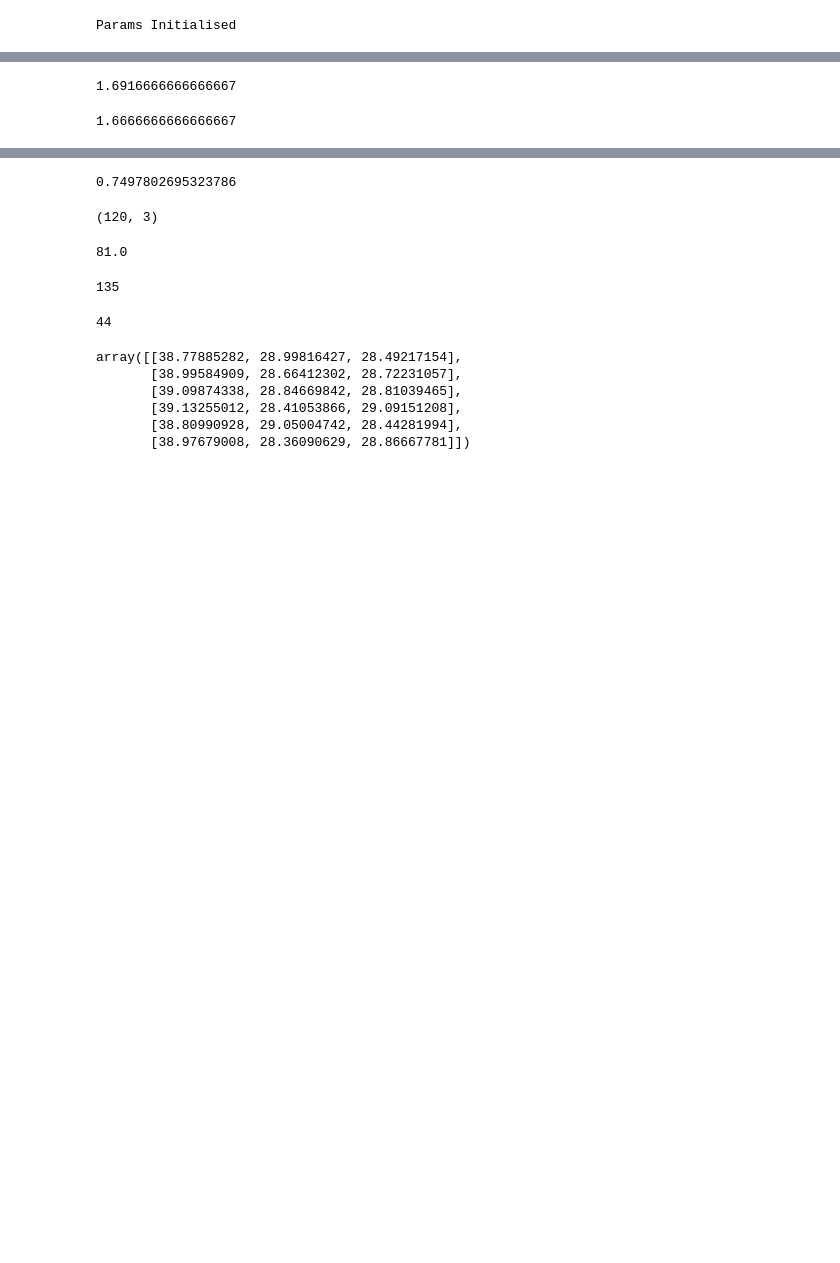
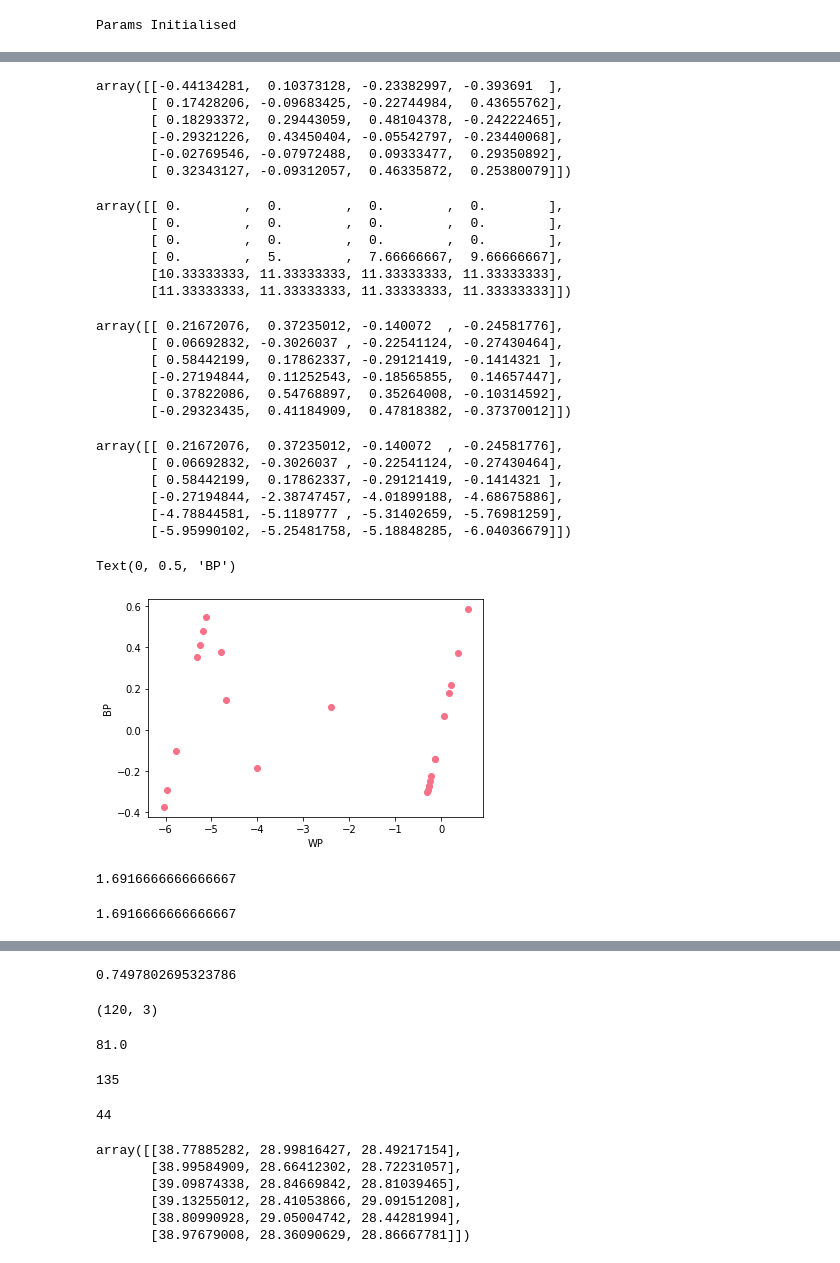
Before and after one commit to Rohit01-zoey/Perturbation-techniques-in-CNNs, a Jupyter notebook: code/wp_ups.ipynb, the cells around one changed output, grey strips where cells are left out. Drawn from its saved outputs; the diff is of its cells as text; code cells hidden in the pictures; blank space fills up the shorter version.

```diff
--- a/code/wp_ups.ipynb
+++ b/code/wp_ups.ipynb
@@ -521,0 +528,8 @@ Params Initialised
+# %%
+#Z1, A1, Z2, A2 = forward(X1, W1, b1, W2, b2)
+for _ in range(epochs):
+    Z1, A1, Z2, A2 = forward(X1, W1_bp, b1_bp, W2_bp, b2_bp)
+    dW1_bp, db1_bp, dW2_bp, db2_bp = backprop(Z1, A1, Z2, A2, W1_bp, W2_bp, X1, Y1)
+
+    W1_bp, b1_bp, W2_bp, b2_bp = param_update(W1_bp, b1_bp, W2_bp, b2_bp, dW1_bp, db1_bp, dW2_bp, db2_bp, lr = 0.5)
+    #Z1, A1, Z2, A2 = forward(X1, W1_bp, b1_bp, W2_bp, b2_bp)
@@ -522 +545,4 @@ Params Initialised
+# %%
+X1, Y1 = X_train.T, y_train
+W1_wp, b1_wp, W2_wp, b2_wp = W1, b1, W2, b2
 # %%
@@ -526 +566,61 @@ W1.shape[1]
+# %%
+pert = 0.1
+i=0
+j=0
+Z1, A1, Z2, A2 = forward(X1, W1_wp, b1_wp, W2_wp, b2_wp)
+loss = mse_loss(A2, Y1)
+gradientW1 = np.zeros_like(W1)
+for i in range(W1.shape[0]):
+    for j in range(W1.shape[1]):
+        Dw1 = PerturbW(W1, pert, i, j)
+        _, _, _, A2p = forward(X1, Dw1, b1_wp, W2_wp, b2_wp)
+        gradientW1[i, j] = (mse_loss(A2p, Y1)-loss)/pert
+#Dw1 = PerturbW(W1, pert, i, j)
+#_, _, _, A2p = forward(X1, Dw1, b1_wp, W2_wp, b2_wp)
+#gradientW1 = (mse_loss(A2p, Y1)-loss)/pert
+# %%
+Dw1
+# %% [output]
+array([[-0.44134281,  0.10373128, -0.23382997, -0.393691  ],
+       [ 0.17428206, -0.09683425, -0.22744984,  0.43655762],
+       [ 0.18293372,  0.29443059,  0.48104378, -0.24222465],
+       [-0.29321226,  0.43450404, -0.05542797, -0.23440068],
+       [-0.02769546, -0.07972488,  0.09333477,  0.29350892],
+       [ 0.32343127, -0.09312057,  0.46335872,  0.25380079]])
+# %%
+W1_wp = W1_wp - (0.5*gradientW1)
+# %%
+gradientW1
+# %% [output]
+array([[ 0.        ,  0.        ,  0.        ,  0.        ],
+       [ 0.        ,  0.        ,  0.        ,  0.        ],
+       [ 0.        ,  0.        ,  0.        ,  0.        ],
+       [ 0.        ,  5.        ,  7.66666667,  9.66666667],
+       [10.33333333, 11.33333333, 11.33333333, 11.33333333],
+       [11.33333333, 11.33333333, 11.33333333, 11.33333333]])
+# %%
+W1 #before perturbation
+# %% [output]
+array([[ 0.21672076,  0.37235012, -0.140072  , -0.24581776],
+       [ 0.06692832, -0.3026037 , -0.22541124, -0.27430464],
+       [ 0.58442199,  0.17862337, -0.29121419, -0.1414321 ],
+       [-0.27194844,  0.11252543, -0.18565855,  0.14657447],
+       [ 0.37822086,  0.54768897,  0.35264008, -0.10314592],
+       [-0.29323435,  0.41184909,  0.47818382, -0.37370012]])
+# %%
+W1_wp #after oen perturbation
+# %% [output]
+array([[ 0.21672076,  0.37235012, -0.140072  , -0.24581776],
+       [ 0.06692832, -0.3026037 , -0.22541124, -0.27430464],
+       [ 0.58442199,  0.17862337, -0.29121419, -0.1414321 ],
+       [-0.27194844, -2.38747457, -4.01899188, -4.68675886],
+       [-4.78844581, -5.1189777 , -5.31402659, -5.76981259],
+       [-5.95990102, -5.25481758, -5.18848285, -6.04036679]])
+# %%
+plt.plot(W1_wp.flatten(), W1.flatten(), 'o')
+plt.xlabel("WP")
+plt.ylabel("BP")
+# %% [output]
+Text(0, 0.5, 'BP')
+[figure, added]
 # %%
@@ -528 +628,5 @@ Z1, A1, Z2, A2 = forward(X_train.T, W1, b1, W2, b2)
+# %%
+loss
+# %% [output]
+1.6916666666666667
 # %%
@@ -530,6 +634,2 @@ mse_loss(A2, y_train)
 # %% [output]
 1.6916666666666667
-# %%
-np.sum(y**2)/(y.shape[0])
-# %% [output]
-1.6666666666666667
```
Also changed, not shown: parts of 24 cells of this notebook, 1 other file.
